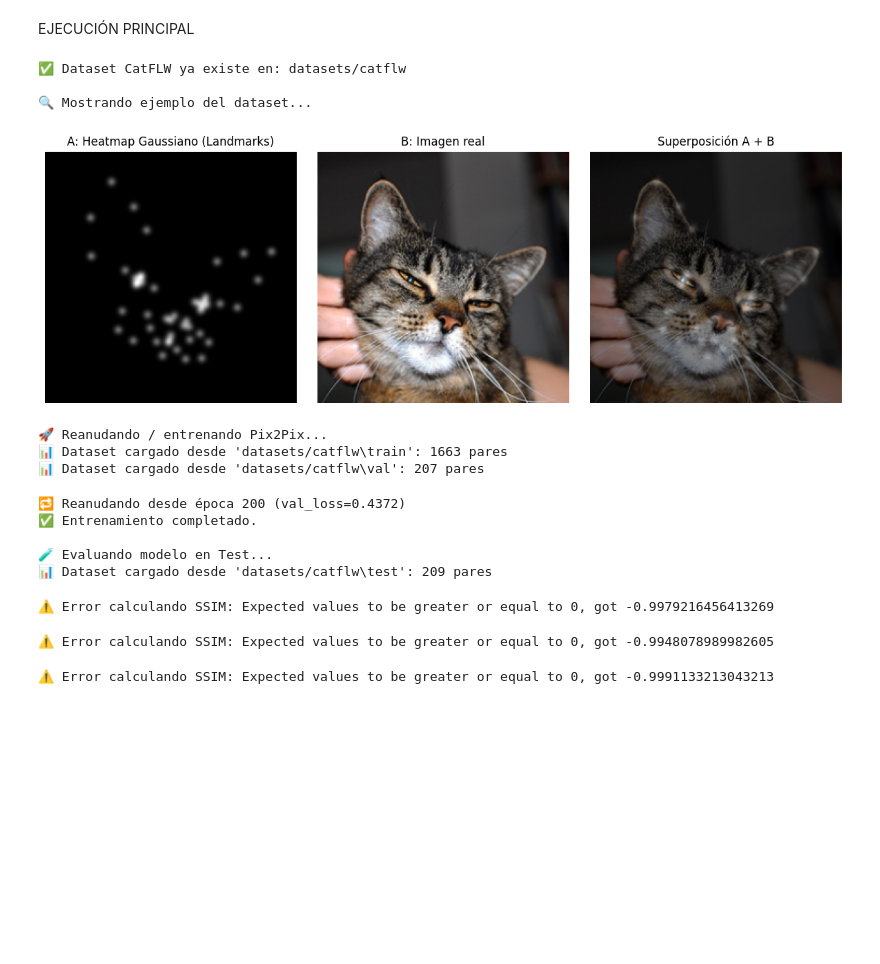
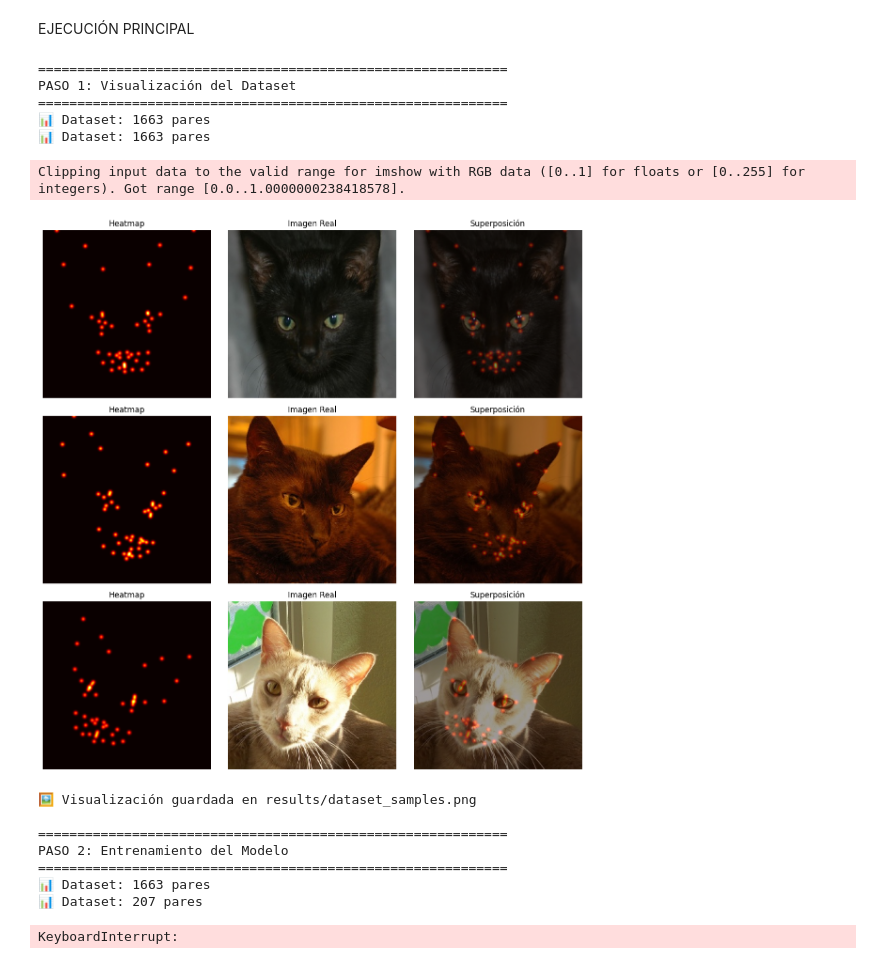
Before and after one commit to SamuelOrdaz-CIMAT/Pix2Pix_catfaces, a Jupyter notebook: pix2pix_proyect.ipynb, the cells around one changed output. Cells and saved outputs as stored; diff of their text form; code cells hidden in the pictures; blank space fills up the shorter version.

```diff
--- a/pix2pix_proyect.ipynb
+++ b/pix2pix_proyect.ipynb
@@ -663,33 +593,65 @@ def evaluate_on_test(G, dataset_root="datasets/catflw/test", batch_size=16):
 EJECUCIÓN PRINCIPAL
 # %%
 if __name__ == "__main__":
+    # 1. Visualizar dataset inicial
+    print("\n" + "="*60)
+    print("PASO 1: Visualización del Dataset")
+    print("="*60)
+    visualize_dataset("datasets/catflw/train", n=3)
+
+    # 2. Entrenar modelo con parámetros mejorados
+    print("\n" + "="*60)
+    print("PASO 2: Entrenamiento del Modelo")
+    print("="*60)
     dataset_root = "datasets/catflw"
-    prepare_catflw_dataset("CatFLW dataset", dataset_root, sigma=3)
+    G = train_pix2pix(
+        dataset_root,
+        epochs=100,         # Más épocas
+        batch_size=24,      # Batch más pequeño
+        lambda_L1=150,      # Mayor peso L1
+        lambda_perc=2,      # Menor peso perceptual
+        lr=0.0002           # Learning rate estándar
+    )
 
-    # 🚀 Siempre reanudar si hay checkpoints
-    print("🚀 Reanudando / entrenando Pix2Pix...")
-    # 🔧 Ajuste: Reducir lambda_L1 de 100→60 y lambda_perc de 5→3
-    # Esto reduce la presión sobre el generador y permite mejor equilibrio
-    G = train_pix2pix(dataset_root=dataset_root, epochs=200, batch_size=32, lambda_L1=60, lambda_perc=3)
+    # 3. Evaluar en test
+    print("\n" + "="*60)
+    print("PASO 3: Evaluación en Test Set")
+    print("="*60)
+    evaluate_on_test(G, os.path.join(dataset_root, "test"))
 
-    print("\n🧪 Evaluando modelo en Test...")
-    evaluate_on_test(G, dataset_root=os.path.join(dataset_root, "test"))
+    # 4. Visualizar mejores ejemplos
+    print("\n" + "="*60)
+    print("PASO 4: Visualización de Mejores Resultados")
+    print("="*60)
+    test_loader = DataLoader(
+        Pix2PixDataset(os.path.join(dataset_root, "test")),
+        batch_size=24,
+        shuffle=False
+    )
 
-    #imprir ejemplos
-    show_samples(G, DataLoader(Pix2PixDataset(os.path.join(dataset_root, "test")), batch_size=16), device, n=5, title="Resultados Pix2Pix en Test")
+    show_samples(
+        G,
+        test_loader,
+        device,
+        n=16,
+        title="🏆 Mejores 16 Resultados Pix2Pix en Test Set",
+        save_path="results/best_samples_test.png"
+    )
+
+    print("\n✅ Proceso completado exitosamente!")
 # %% [output]
-✅ Dataset CatFLW ya existe en: datasets/catflw
-
-🔍 Mostrando ejemplo del dataset...
+============================================================
+PASO 1: Visualización del Dataset
+============================================================
+📊 Dataset: 1663 pares
+📊 Dataset: 1663 pares
+Clipping input data to the valid range for imshow with RGB data ([0..1] for floats or [0..255] for integers). Got range [0.0..1.0000000238418578].
-[figure, old version]
+[figure, new version]
-🚀 Reanudando / entrenando Pix2Pix...
-📊 Dataset cargado desde 'datasets/catflw\train': 1663 pares
-📊 Dataset cargado desde 'datasets/catflw\val': 207 pares
-🔁 Reanudando desde época 200 (val_loss=0.4372)
-✅ Entrenamiento completado.
+🖼️ Visualización guardada en results/dataset_samples.png
 
-🧪 Evaluando modelo en Test...
-📊 Dataset cargado desde 'datasets/catflw\test': 209 pares
+============================================================
+PASO 2: Entrenamiento del Modelo
+============================================================
+📊 Dataset: 1663 pares
+📊 Dataset: 207 pares
-⚠️ Error calculando SSIM: Expected values to be greater or equal to 0, got -0.9979216456413269
+KeyboardInterrupt:
-⚠️ Error calculando SSIM: Expected values to be greater or equal to 0, got -0.9948078989982605
-⚠️ Error calculando SSIM: Expected values to be greater or equal to 0, got -0.9991133213043213
```
Also changed, not shown: parts of 12 cells of this notebook, 3 other files.
